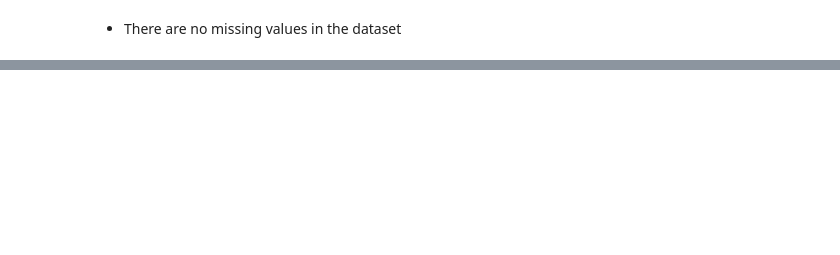
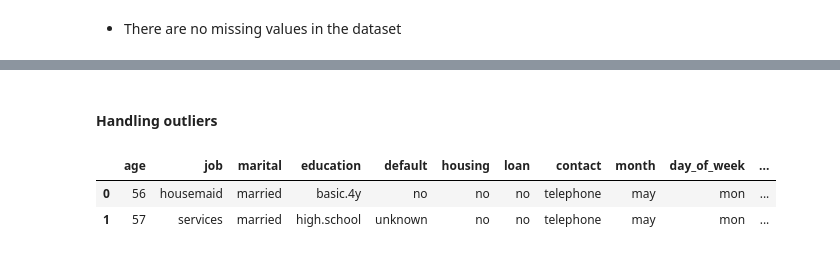
Before and after one commit to NataliaVelasquez18/eurobank-saves-2M-in-marketing-budget, a Jupyter notebook: EDA_Visualization_ML.ipynb, the cells around one changed output, grey strips where cells are left out. Cells and saved outputs as stored; diff of their text form; code cells hidden in the pictures; blank space fills up the shorter version.

```diff
--- a/EDA_Visualization_ML.ipynb
+++ b/EDA_Visualization_ML.ipynb
@@ -336,0 +450,10 @@ Index(['job', 'marital', 'education', 'default', 'housing', 'loan', 'contact',
+# %% [markdown]
+#### Handling outliers
+# %%
+# drop innecesary columns: duration column, ModelPrediction
+data_clean = data.drop(["duration", "ModelPrediction"], axis=1)
+data_clean.head(2)
+# %% [output]
+|  | age | job | marital | education | default | housing | loan | contact | month | day_of_week | ... |
+| 0 | 56 | housemaid | married | basic.4y | no | no | no | telephone | may | mon | ... |
+| 1 | 57 | services | married | high.school | unknown | no | no | telephone | may | mon | ... |
```
Also changed, not shown: parts of 24 cells of this notebook, 1 other file.
